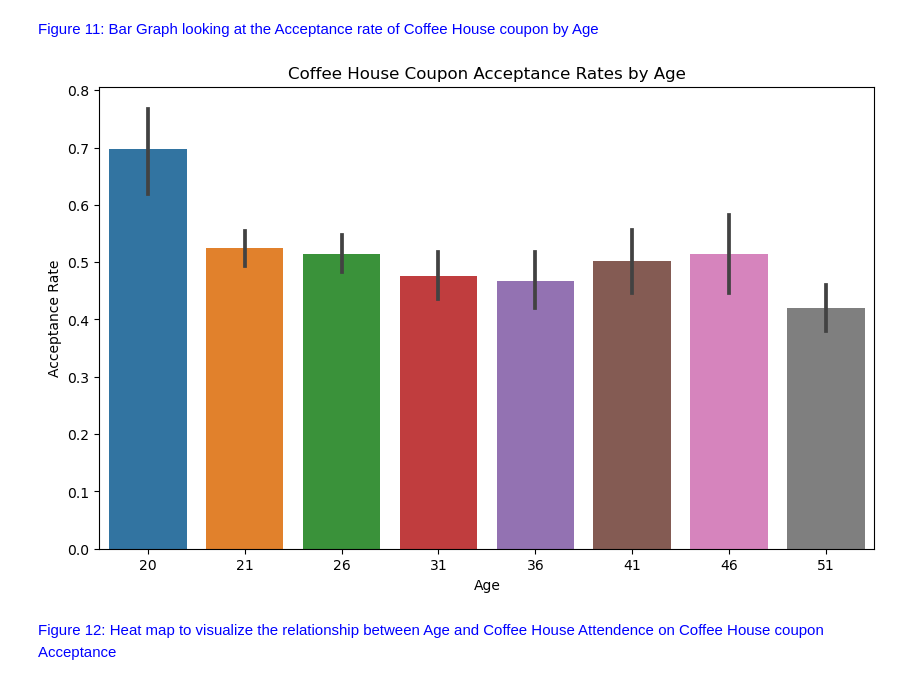
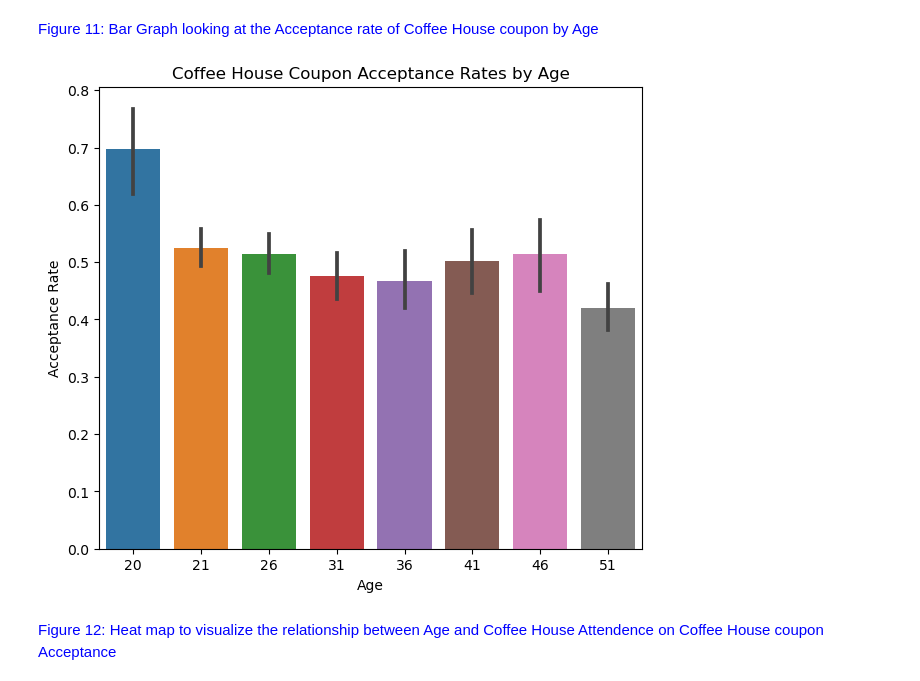
Before and after one commit to anjana250/mlai, a Jupyter notebook: assignment_5_1_starter/prompt.ipynb, the cells around one changed output. Saved outputs shown, nothing was run; the diff lists cells and outputs as text; code cells hidden in the pictures.

```diff
--- a/assignment_5_1_starter/prompt.ipynb
+++ b/assignment_5_1_starter/prompt.ipynb
@@ -537,14 +537,14 @@ This Heat Map is very fascinating because there are many instances where everyon
  <span style="color:blue">
     Figure 11: Bar Graph looking at the Acceptance rate of Coffee House coupon by Age    </span>
 # %%
-plt.figure(figsize=(10, 6))
+plt.figure(figsize=(7, 6))
 sns.barplot(data_coffee, x='age', y= 'Y')
 plt.title('Coffee House Coupon Acceptance Rates by Age')
 plt.xlabel('Age')
 plt.ylabel('Acceptance Rate')
-plt.savefig('./images/coffeeacceptanceAge.png')
+plt.savefig('./images/coffeeacceptanceAge.png',bbox_inches = 'tight')
 # %% [output]
-[figure, old version]
+[figure, new version]
 # %% [markdown]
  <span style="color:blue">
     Figure 12: Heat map to visualize the relationship between Age and Coffee House Attendence on Coffee House coupon Acceptance
```
Also changed, not shown: parts of 20 cells of this notebook, 12 other files.
